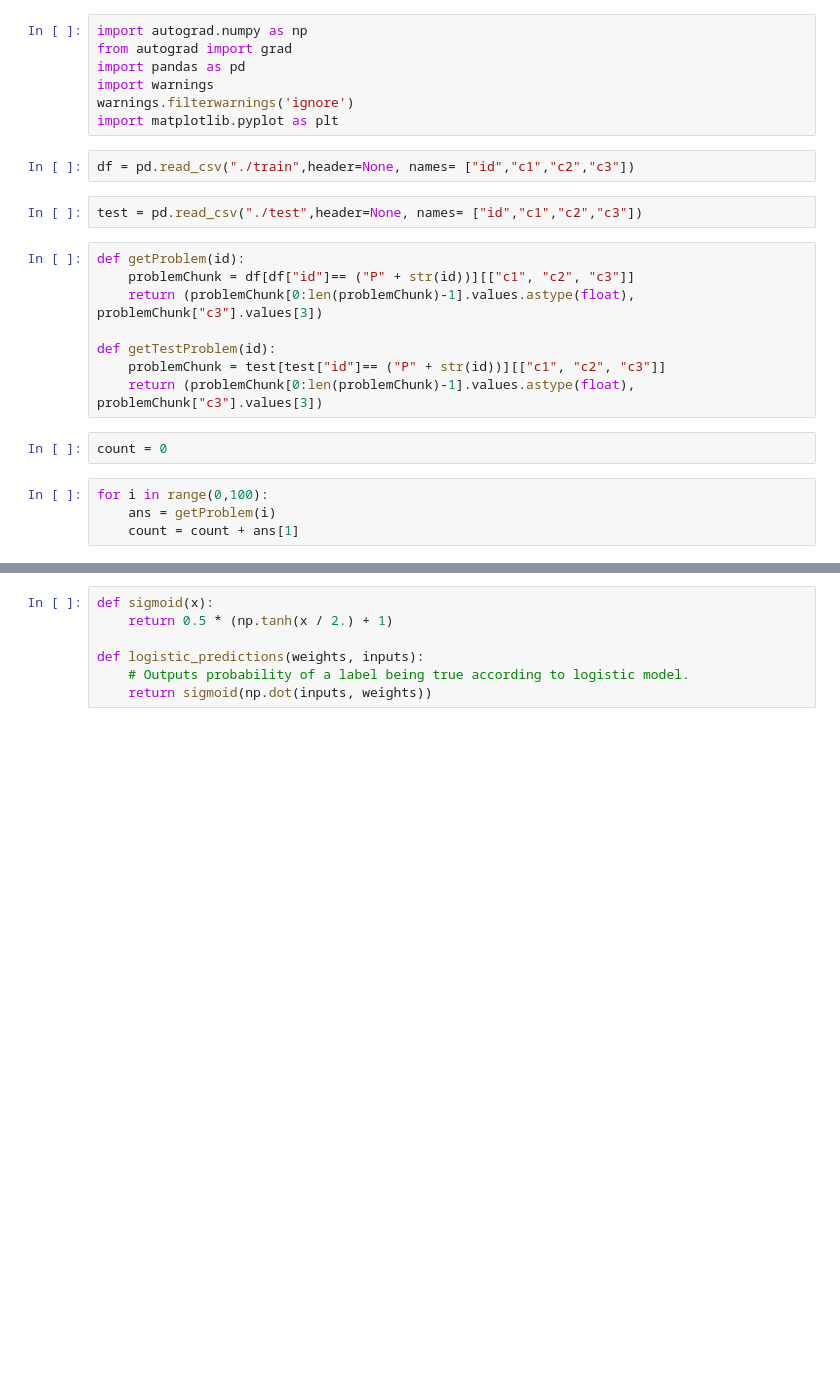
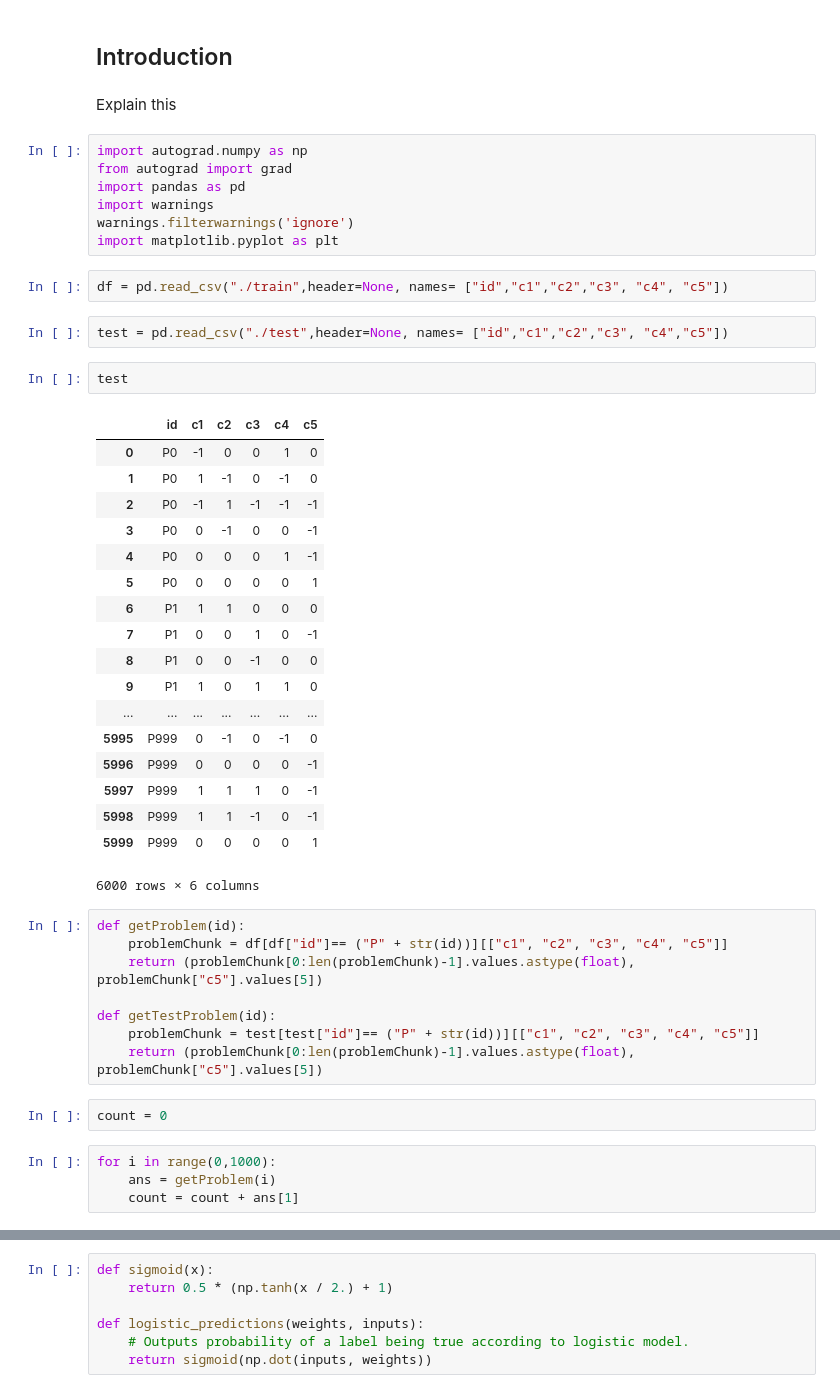
Before and after one commit to naveensundarg/DLReasoner, a Jupyter notebook: exp1.ipynb, the cells around one changed output, grey strips where cells are left out. Cells and saved outputs as stored; diff of their text form; blank space fills up the shorter version.

```diff
--- a/exp1.ipynb
+++ b/exp1.ipynb
@@ -1,3 +1,7 @@
+# %% [markdown]
+## Introduction
+# %% [markdown]
+Explain this
 # %%
 import autograd.numpy as np
 from autograd import grad
@@ -6,21 +10,42 @@ import warnings
 warnings.filterwarnings('ignore')
 import matplotlib.pyplot as plt
 # %%
-df = pd.read_csv("./train",header=None, names= ["id","c1","c2","c3"])
+df = pd.read_csv("./train",header=None, names= ["id","c1","c2","c3", "c4", "c5"])
 # %%
-test = pd.read_csv("./test",header=None, names= ["id","c1","c2","c3"])
+test = pd.read_csv("./test",header=None, names= ["id","c1","c2","c3", "c4","c5"])
+# %%
+test
+# %% [output]
+|  | id | c1 | c2 | c3 | c4 | c5 |
+| 0 | P0 | -1 | 0 | 0 | 1 | 0 |
+| 1 | P0 | 1 | -1 | 0 | -1 | 0 |
+| 2 | P0 | -1 | 1 | -1 | -1 | -1 |
+| 3 | P0 | 0 | -1 | 0 | 0 | -1 |
+| 4 | P0 | 0 | 0 | 0 | 1 | -1 |
+| 5 | P0 | 0 | 0 | 0 | 0 | 1 |
+| 6 | P1 | 1 | 1 | 0 | 0 | 0 |
+| 7 | P1 | 0 | 0 | 1 | 0 | -1 |
+| 8 | P1 | 0 | 0 | -1 | 0 | 0 |
+| 9 | P1 | 1 | 0 | 1 | 1 | 0 |
+| ... | ... | ... | ... | ... | ... | ... |
+| 5995 | P999 | 0 | -1 | 0 | -1 | 0 |
+| 5996 | P999 | 0 | 0 | 0 | 0 | -1 |
+| 5997 | P999 | 1 | 1 | 1 | 0 | -1 |
+| 5998 | P999 | 1 | 1 | -1 | 0 | -1 |
+| 5999 | P999 | 0 | 0 | 0 | 0 | 1 |
+6000 rows × 6 columns
 # %%
 def getProblem(id):
-    problemChunk = df[df["id"]== ("P" + str(id))][["c1", "c2", "c3"]]
-    return (problemChunk[0:len(problemChunk)-1].values.astype(float), problemChunk["c3"].values[3])
+    problemChunk = df[df["id"]== ("P" + str(id))][["c1", "c2", "c3", "c4", "c5"]]
+    return (problemChunk[0:len(problemChunk)-1].values.astype(float), problemChunk["c5"].values[5])
 
 def getTestProblem(id):
-    problemChunk = test[test["id"]== ("P" + str(id))][["c1", "c2", "c3"]]
-    return (problemChunk[0:len(problemChunk)-1].values.astype(float), problemChunk["c3"].values[3])
+    problemChunk = test[test["id"]== ("P" + str(id))][["c1", "c2", "c3", "c4", "c5"]]
+    return (problemChunk[0:len(problemChunk)-1].values.astype(float), problemChunk["c5"].values[5])
 # %%
 count = 0
 # %%
-for i in range(0,100):
+for i in range(0,1000):
     ans = getProblem(i)
     count = count + ans[1]
 # %%
```
Also changed, not shown: parts of 19 cells of this notebook, 2 other files.
